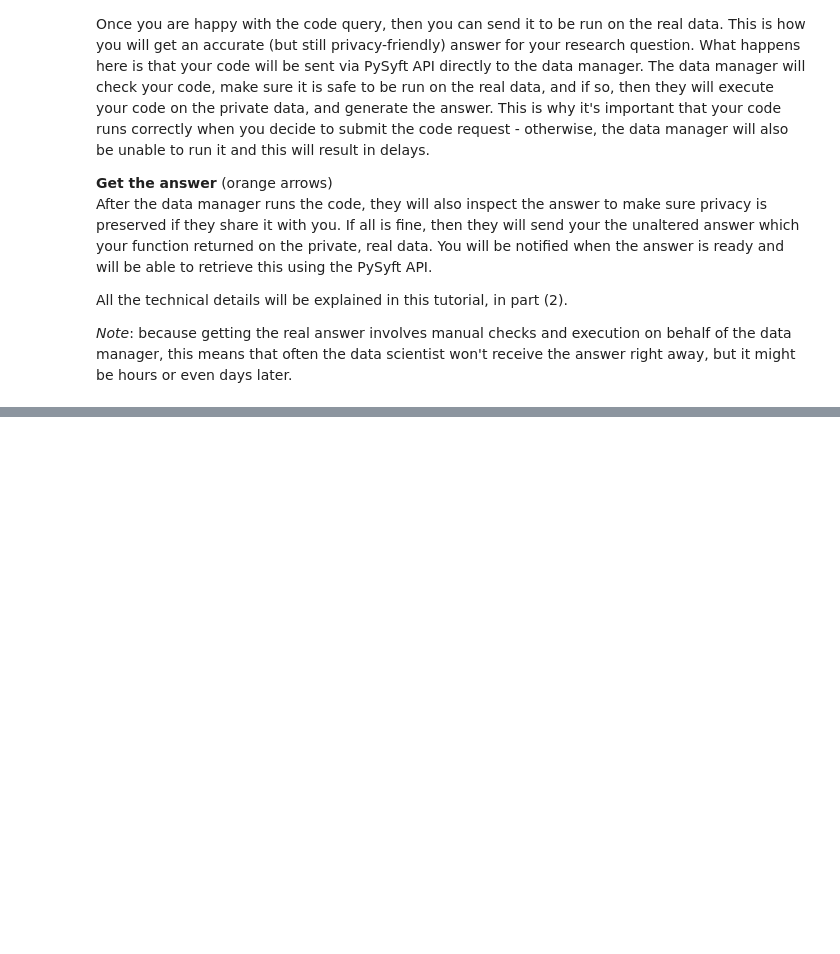
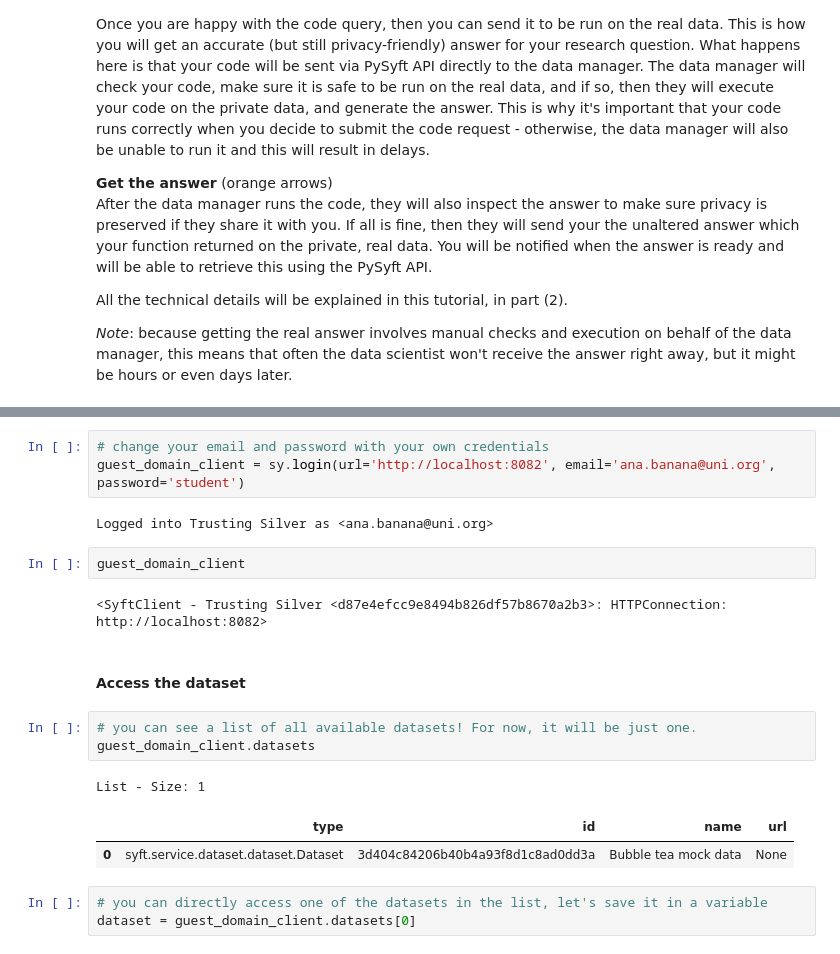
Before and after one commit to Poppy22/notebooks-openmined, a Jupyter notebook: DS-tutorials/CC-tutorial-data-scientist.ipynb, the cells around one changed output, grey strips where cells are left out. Saved outputs shown, nothing was run; the diff lists cells and outputs as text; blank space fills up the shorter version.

```diff
--- a/DS-tutorials/CC-tutorial-data-scientist.ipynb
+++ b/DS-tutorials/CC-tutorial-data-scientist.ipynb
@@ -64,0 +79,21 @@ All the technical details will be explained in this tutorial, in part (2).
+# %%
+# change your email and password with your own credentials
+guest_domain_client = sy.login(url='http://localhost:8082', email='ana.banana@uni.org', password='student')
+# %% [output]
+Logged into Trusting Silver as <ana.banana@uni.org>
+# %%
+guest_domain_client
+# %% [output]
+<SyftClient - Trusting Silver <d87e4efcc9e8494b826df57b8670a2b3>: HTTPConnection: http://localhost:8082>
+# %% [markdown]
+#### Access the dataset
+# %%
+# you can see a list of all available datasets! For now, it will be just one.
+guest_domain_client.datasets
+# %% [output]
+List - Size: 1
+|  | type | id | name | url |
+| 0 | syft.service.dataset.dataset.Dataset | 3d404c84206b40b4a93f8d1c8ad0dd3a | Bubble tea mock data | None |
+# %%
+# you can directly access one of the datasets in the list, let's save it in a variable
+dataset = guest_domain_client.datasets[0]
```
Also changed, not shown: parts of 45 cells of this notebook, 1 other file.
